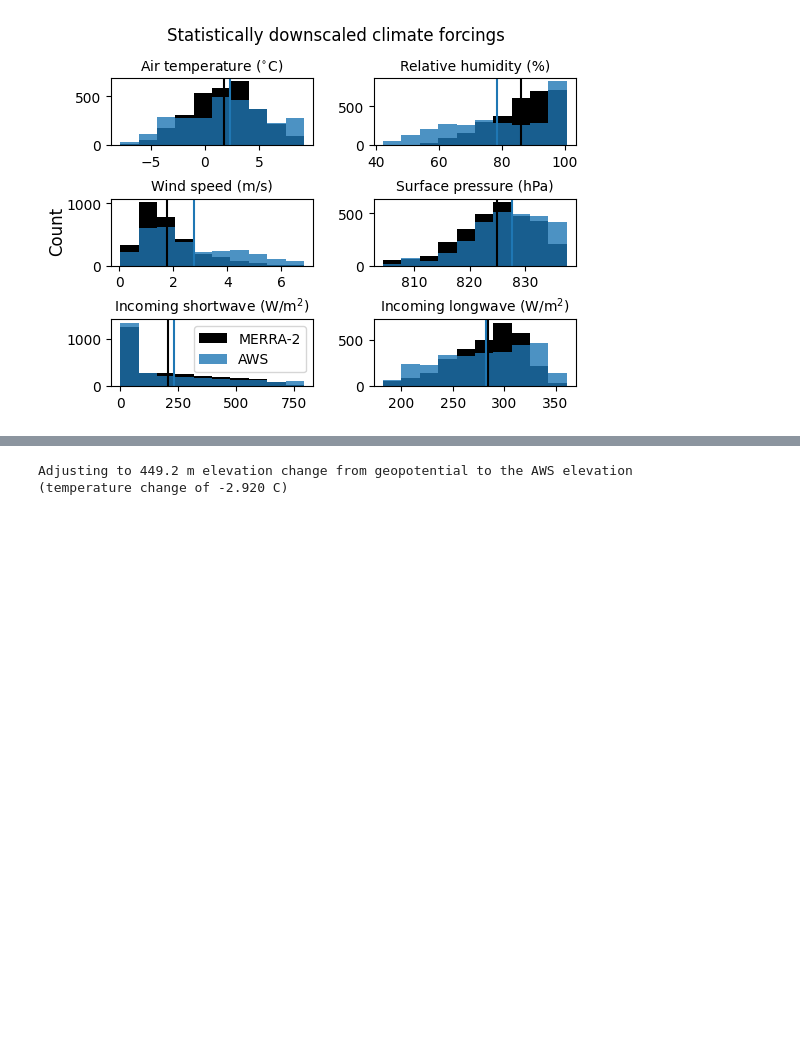
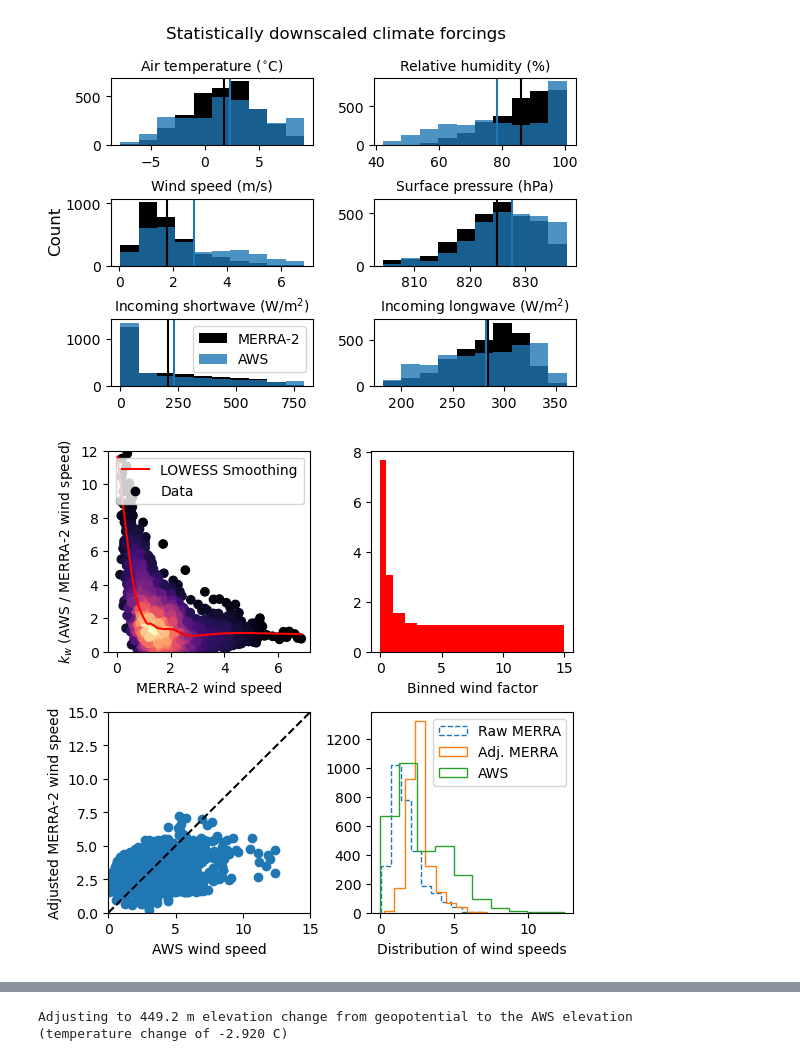
Before and after one commit to clairevwilson/PyGEM-EB, a Jupyter notebook: pygem_eb/processing/climate_plotting.ipynb, the cells around one changed output, grey strips where cells are left out. Drawn from its saved outputs; the diff is of its cells as text; code cells hidden in the pictures; blank space fills up the shorter version.

```diff
--- a/pygem_eb/processing/climate_plotting.ipynb
+++ b/pygem_eb/processing/climate_plotting.ipynb
@@ -10,8 +10,8 @@ import numpy as np
 import scipy.stats as ss
 # %%
 plot_type = 'hist'
-ds_AWS = xr.open_dataset('~/research/Output/EB/Gulkana_2025_01_30_climate_B.nc')
-ds_MERRA = xr.open_dataset('~/research/Output/EB/Gulkana_2025_01_30_MERRA_climate_B.nc')
+ds_AWS = xr.open_dataset('~/research/Output/EB/Gulkana_2025_01_31_climate_B.nc')
+ds_MERRA = xr.open_dataset('~/research/Output/EB/Gulkana_2025_01_31_MERRA_climate_B.nc')
 fig,axes = plt.subplots(3,2,gridspec_kw={'hspace':0.8,'wspace':0.3},figsize=(6,4))
 axes = axes.flatten()
 labels = {'temp':'Air temperature ($^{\circ}$C)',
@@ -52,3 +52,88 @@ fig.suptitle('Statistically downscaled climate forcings',y=1.01)
 plt.show()
 # %% [output]
 [figure]
+# %%
+import copy
+method = 'LOWESS'
+fig,axes = plt.subplots(2,2,figsize=(6,6),gridspec_kw={'hspace':0.3,'wspace':0.3})
+ax,ax1,ax2,ax3 = axes.flatten()
+ds_AWS = xr.open_dataset('~/research/Output/EB/Gulkana_2025_01_31_climate_B.nc')
+ds_MERRA = xr.open_dataset('~/research/Output/EB/Gulkana_2025_01_31_MERRA_climate_B.nc')
+AWS_wind = ds_AWS['wind']
+MERRA_wind = ds_MERRA['wind']
+
+y = AWS_wind/MERRA_wind
+x = MERRA_wind
+
+# Filter infinity
+idx_not_inf = np.where(y < 1e10)[0]
+y_data = y[idx_not_inf]
+x_data = x[idx_not_inf]
+
+if method == 'LOWESS':
+    import statsmodels.api as sm
+    lowess_result = sm.nonparametric.lowess(y_data,x_data, frac=0.2)
+
+    # Extract smoothed values
+    smoothed_x = lowess_result[:, 0]
+    smoothed_y = lowess_result[:, 1]
+    ax.plot(smoothed_x, smoothed_y, 'r', label='LOWESS Smoothing')
+
+    bins = [0,0.5,1,2,3,15]
+    values = []
+    for i in range(1,len(bins)):
+        bottom = bins[i-1]
+        top = bins[i]
+        where = np.where((smoothed_x < top) & (smoothed_x >= bottom))[0]
+        values.append(np.mean(smoothed_y[where]))
+    ax1.bar(bins[:-1], values, width=np.diff(bins), align='edge',color='red')
+    ax1.set_xlabel('Binned wind factor')
+elif method == 'exp':
+    from scipy.optimize import curve_fit
+    def exponential_func(x, a, b):
+        return a*np.exp(x*b)
+
+    params, _ = curve_fit(exponential_func, x_data, y_data, p0=(80,-2))
+    a,b = params
+    x_fit = np.linspace(0,15,200)
+    y_fit = exponential_func(x_fit, a, b)
+    ax.plot(x_fit,y_fit,'r',label='Exponential fit')
+    # ax1.scatter(AWS_wind,exponential_func(MERRA_wind, a, b))
+
+# Plot original data and smoothed curve
+from scipy.stats import gaussian_kde
+kde = gaussian_kde([x, y])
+density = kde(np.vstack([x, y]))
+ax.scatter(x,y,label='Data',c=density, cmap=plt.cm.magma)
+ax.legend()
+ax.set_ylim((0,12))
+ax.set_xlabel('MERRA-2 wind speed')
+ax.set_ylabel('$k_w$ (AWS / MERRA-2 wind speed)')
+
+u = copy.deepcopy(MERRA_wind)
+def piecewise_scale(u,bins=bins,values=values):
+    scale = np.ones_like(u)
+    for i in range(1,len(bins)):
+        where = np.where((u >= bins[i-1]) & (u < bins[i]))[0]
+        scale[where] *= values[i-1]
+    return scale
+scale = piecewise_scale(u)
+u_adj = u * scale
+# ax2.scatter(AWS_wind,u,label='Unadjusted MERRA-2')
+ax2.scatter(AWS_wind,u_adj,label='Adjusted MERRA-2')
+ax2.set_xlabel('AWS wind speed')
+ax2.set_ylabel('Adjusted MERRA-2 wind speed')
+ax2.plot([0,15],[0,15],'k--')
+ax2.set_xlim(0,15)
+ax2.set_ylim(0,15)
+ax3.hist(MERRA_wind,histtype='step',label='Raw MERRA',linestyle='--')
+ax3.hist(u_adj,histtype='step',label='Adj. MERRA')
+ax3.hist(AWS_wind,histtype='step',label='AWS')
+# ax3.axvline(np.mean(MERRA_wind))
+# ax3.axvline(np.mean(u_adj),color=plt.cm.tab10(1))
+# ax3.axvline(np.mean(AWS_wind),color=plt.cm.tab10(2))
+ax3.set_xlabel('Distribution of wind speeds')
+ax3.legend()
+plt.show()
+# %% [output]
+[figure, added]
```
Also changed, not shown: parts of 3 cells of this notebook, 3 other files.
